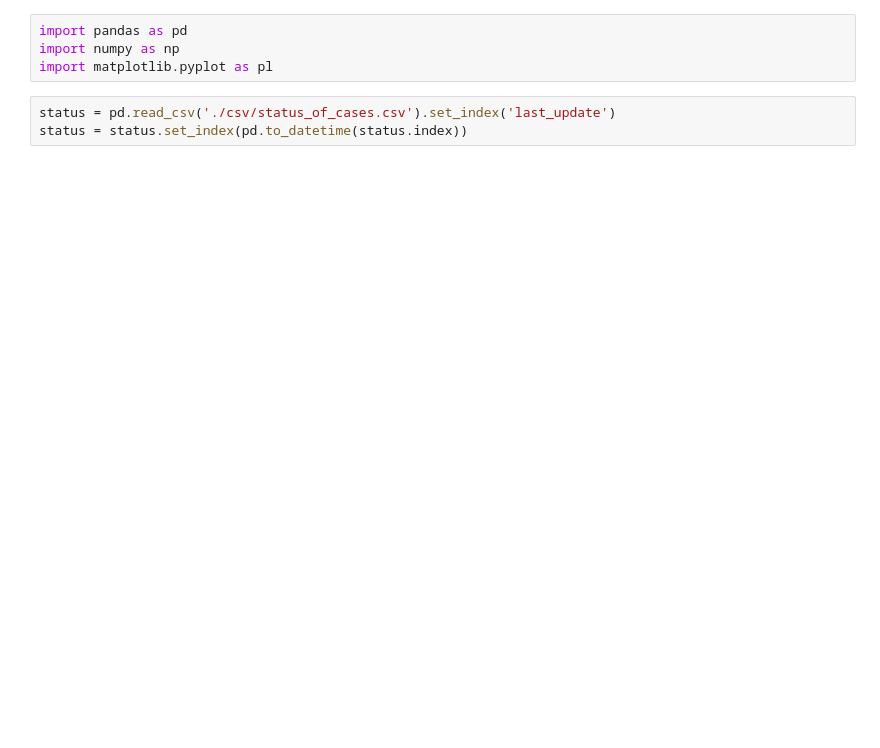
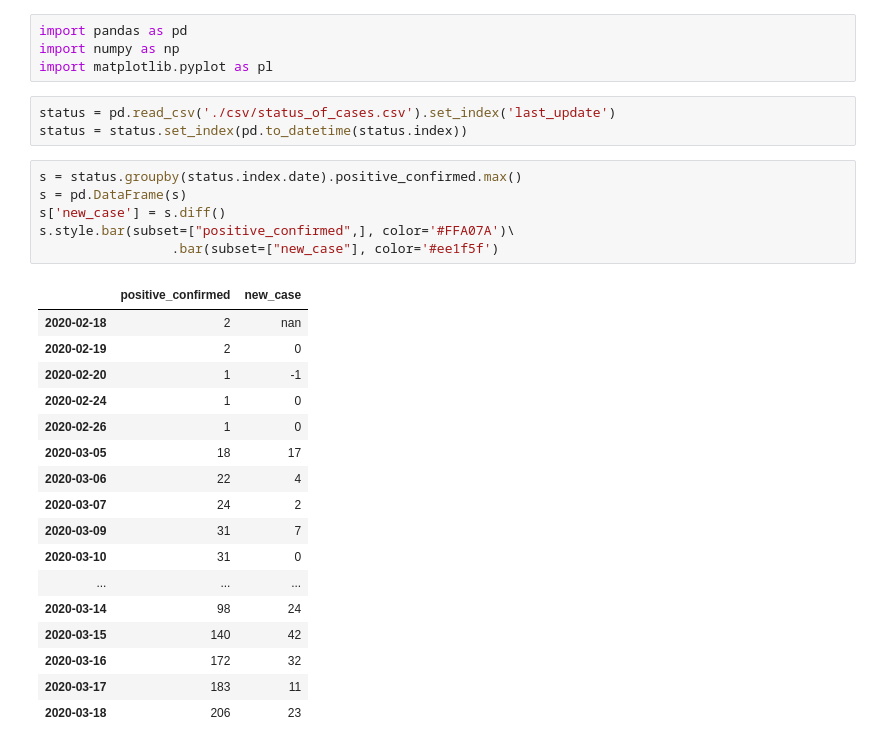
Before and after one commit to kenpu/covid-19-ontario, a Jupyter notebook: analysis.ipynb, the cells around one changed output. Cells and saved outputs as stored; diff of their text form; blank space fills up the shorter version.

```diff
--- a/analysis.ipynb
+++ b/analysis.ipynb
@@ -5,6 +5,30 @@ import matplotlib.pyplot as pl
 # %%
 status = pd.read_csv('./csv/status_of_cases.csv').set_index('last_update')
 status = status.set_index(pd.to_datetime(status.index))
+# %%
+s = status.groupby(status.index.date).positive_confirmed.max()
+s = pd.DataFrame(s)
+s['new_case'] = s.diff()
+s.style.bar(subset=["positive_confirmed",], color='#FFA07A')\
+                 .bar(subset=["new_case"], color='#ee1f5f')
+# %% [output]
+|  | positive_confirmed | new_case |
+| 2020-02-18 | 2 | nan |
+| 2020-02-19 | 2 | 0 |
+| 2020-02-20 | 1 | -1 |
+| 2020-02-24 | 1 | 0 |
+| 2020-02-26 | 1 | 0 |
+| 2020-03-05 | 18 | 17 |
+| 2020-03-06 | 22 | 4 |
+| 2020-03-07 | 24 | 2 |
+| 2020-03-09 | 31 | 7 |
+| 2020-03-10 | 31 | 0 |
+| ... | ... | ... |
+| 2020-03-14 | 98 | 24 |
+| 2020-03-15 | 140 | 42 |
+| 2020-03-16 | 172 | 32 |
+| 2020-03-17 | 183 | 11 |
+| 2020-03-18 | 206 | 23 |
 # %%
 status['positive_confirmed'].plot.bar();
 # %% [output]
```
Also changed, not shown: parts of 5 cells of this notebook, 36 other files.
